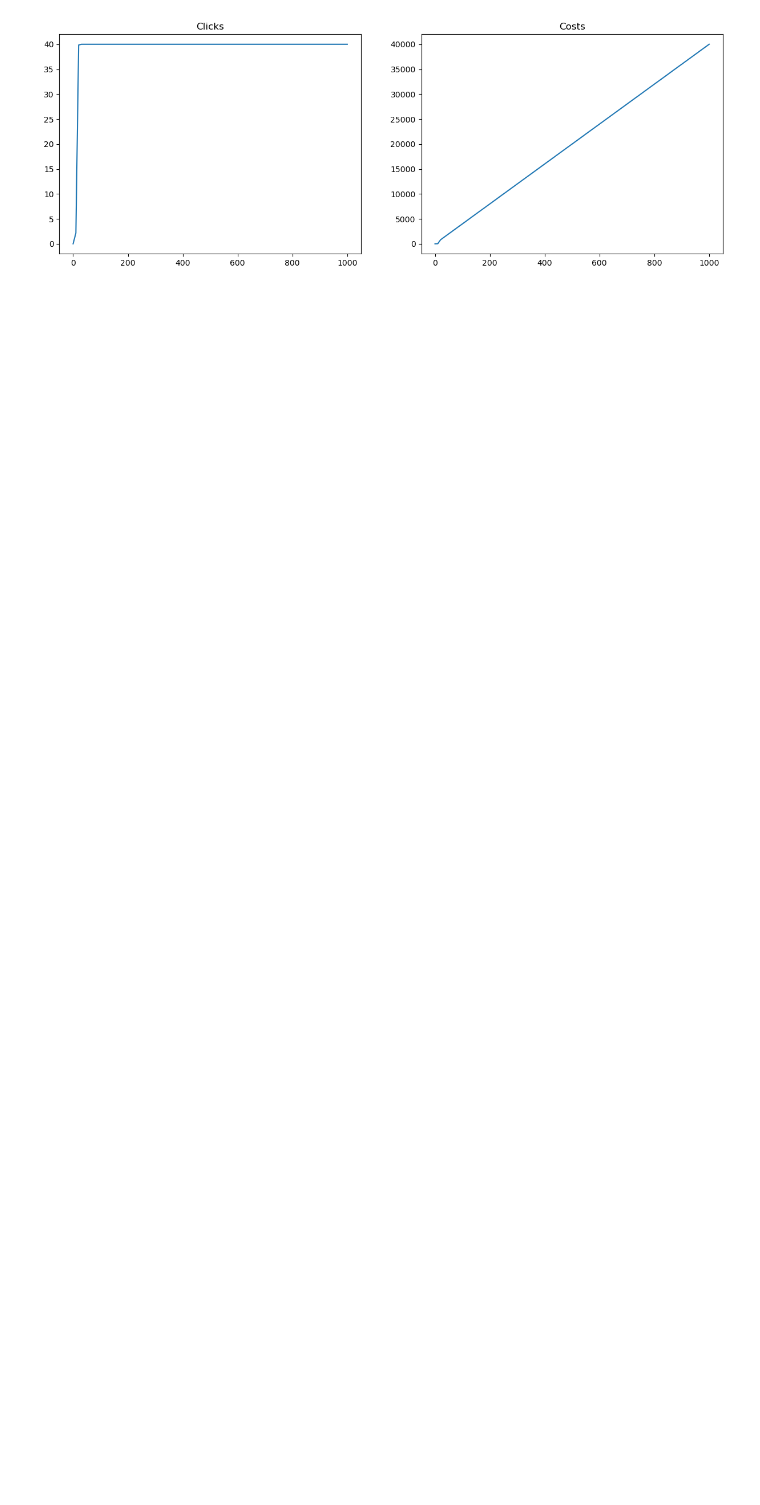
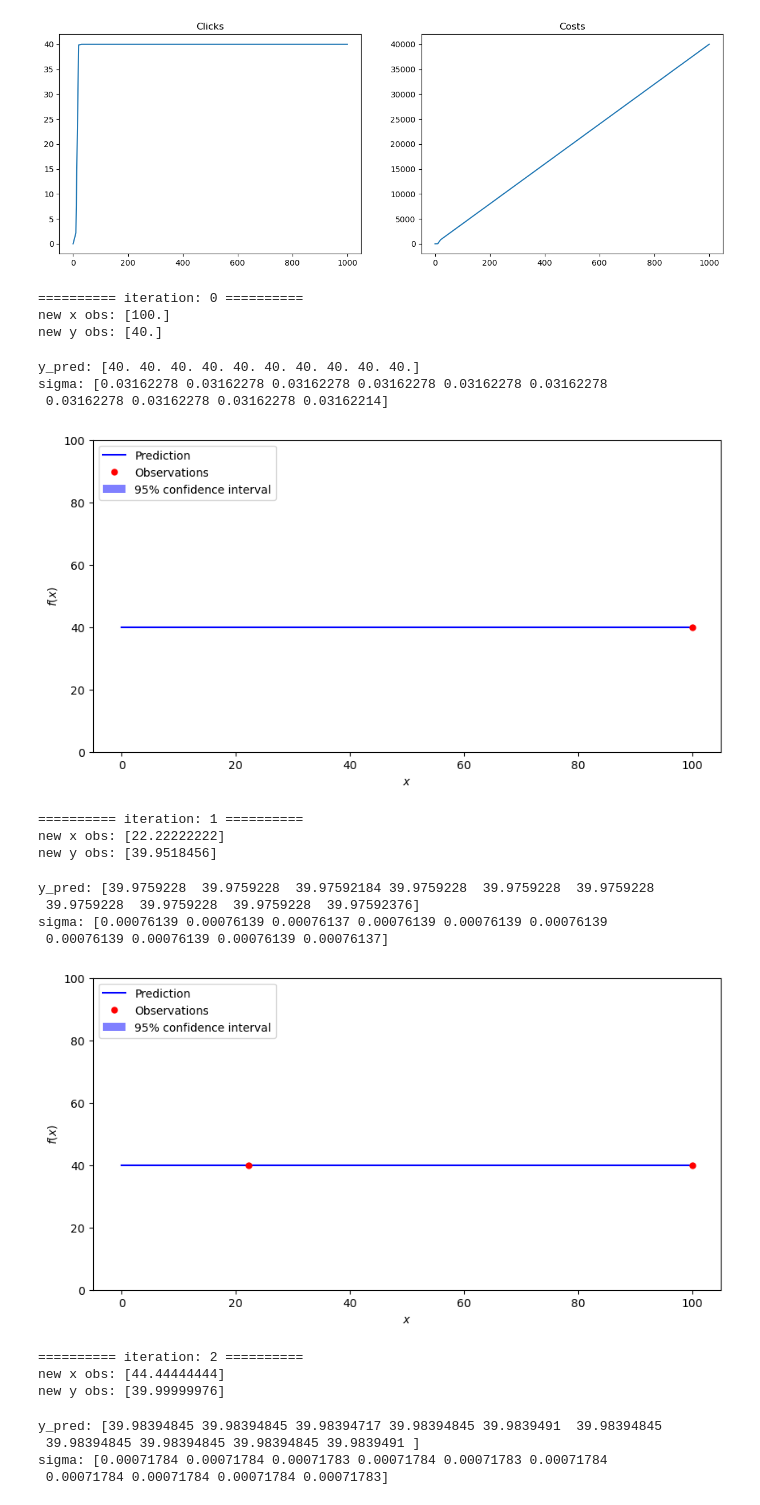
Before and after one commit to lucafornasari/OLA_project, a Jupyter notebook: stuff/part1.ipynb, the cells around one changed output. Drawn from its saved outputs; the diff is of its cells as text; code cells hidden in the pictures; blank space fills up the shorter version.

```diff
--- a/stuff/part1.ipynb
+++ b/stuff/part1.ipynb
@@ -93,3 +144,28 @@ ax2.set_title("Costs")
 plt.show()
 # %% [output]
 [figure]
+# %%
+env.clicks_learning("C1")
+# %% [output]
+========== iteration: 0 ==========
+new x obs: [100.]
+new y obs: [40.]
+y_pred: [40. 40. 40. 40. 40. 40. 40. 40. 40. 40.]
+sigma: [0.03162278 0.03162278 0.03162278 0.03162278 0.03162278 0.03162278
+ 0.03162278 0.03162278 0.03162278 0.03162214]
+[figure, added]
+========== iteration: 1 ==========
+new x obs: [22.22222222]
+new y obs: [39.9518456]
+y_pred: [39.9759228  39.9759228  39.97592184 39.9759228  39.9759228  39.9759228
+ 39.9759228  39.9759228  39.9759228  39.97592376]
+sigma: [0.00076139 0.00076139 0.00076137 0.00076139 0.00076139 0.00076139
+ 0.00076139 0.00076139 0.00076139 0.00076137]
+[figure, added]
+========== iteration: 2 ==========
+new x obs: [44.44444444]
+new y obs: [39.99999976]
+y_pred: [39.98394845 39.98394845 39.98394717 39.98394845 39.9839491  39.98394845
+ 39.98394845 39.98394845 39.98394845 39.9839491 ]
+sigma: [0.00071784 0.00071784 0.00071783 0.00071784 0.00071783 0.00071784
+ 0.00071784 0.00071784 0.00071784 0.00071783]
```
Also changed, not shown: parts of 5 cells of this notebook, 2 other files.
